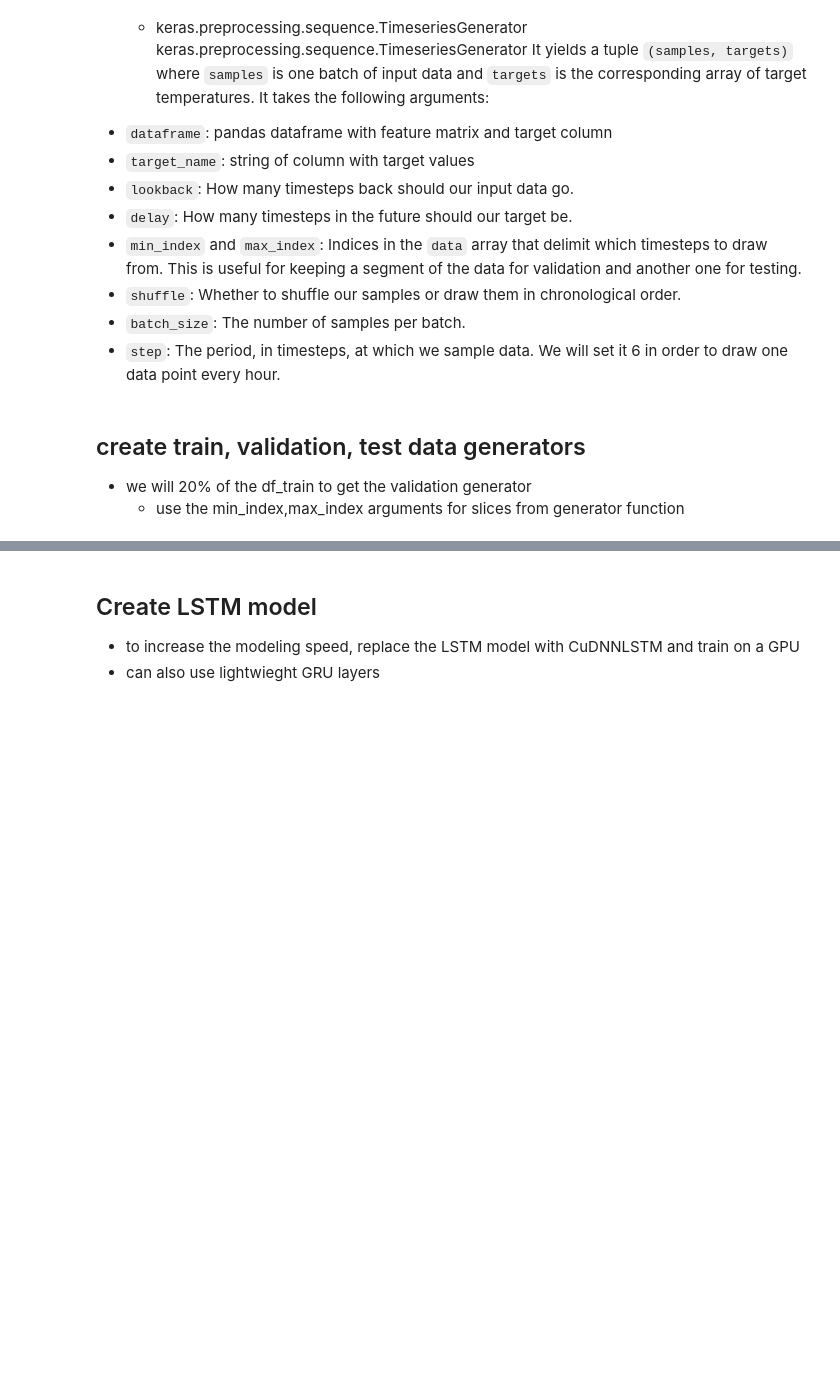
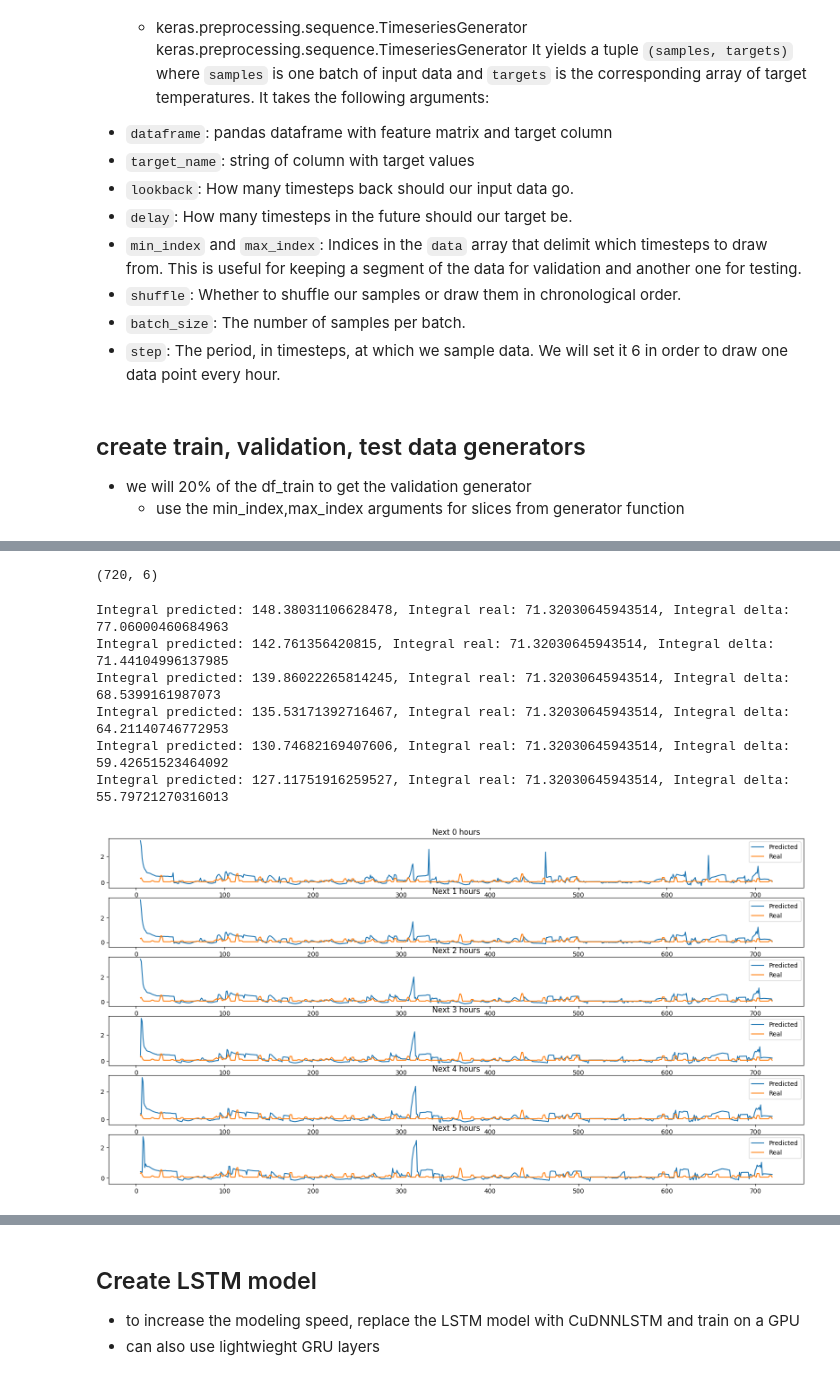
Before and after one commit to grinwi/smartboiler, a Jupyter notebook: src/smartboiler/lstm_example_with_multivariate_time_series 2.ipynb, the cells around one changed output, grey strips where cells are left out. Drawn from its saved outputs; the diff is of its cells as text; code cells hidden in the pictures; blank space fills up the shorter version.

```diff
--- a/src/smartboiler/lstm_example_with_multivariate_time_series 2.ipynb
+++ b/src/smartboiler/lstm_example_with_multivariate_time_series 2.ipynb
@@ -320,0 +407,40 @@ of the data for validation and another one for testing.
+# %%
+shifted_df = reshaped_df.copy()
+for i in range(0, 6):
+    shifted_df[i] = shifted_df[i].shift(i)
+# %%
+real_data_left_interval = end_train+ timedelta(hours=84)
+real_data_right_interval = real_data_left_interval + timedelta(days=30)
+real_data = dataHandler.get_data_for_prediction(real_data_left_interval, real_data_right_interval)
+# %%
+shifted_df.shape
+# %% [output]
+(720, 6)
+# %%
+shifted_df['truth'] = real_data['longtime_mean'].values
+# %%
+shifted_df.dropna(inplace=True)
+# %%
+
+# Display the new DataFrame
+import matplotlib.pyplot as plt
+# create a 6 sub plots
+ax, fig = plt.subplots(6,1, figsize=(20, 10))
+
+
+for x in range(0, 6):
+    fig[x].plot(shifted_df[x], label='Predicted')
+    fig[x].plot(shifted_df['truth'], label='Real')
+    integral_pred = np.trapz(shifted_df[x])
+    integral_real = np.trapz(shifted_df['truth'])
+    print(f"Integral predicted: {integral_pred}, Integral real: {integral_real}, Integral delta: {integral_pred-integral_real}")
+    fig[x].legend()
+    fig[x].set_title(f"Next {x} hours")
+# %% [output]
+Integral predicted: 148.38031106628478, Integral real: 71.32030645943514, Integral delta: 77.06000460684963
+Integral predicted: 142.761356420815, Integral real: 71.32030645943514, Integral delta: 71.44104996137985
+Integral predicted: 139.86022265814245, Integral real: 71.32030645943514, Integral delta: 68.5399161987073
+Integral predicted: 135.53171392716467, Integral real: 71.32030645943514, Integral delta: 64.21140746772953
+Integral predicted: 130.74682169407606, Integral real: 71.32030645943514, Integral delta: 59.42651523464092
+Integral predicted: 127.11751916259527, Integral real: 71.32030645943514, Integral delta: 55.79721270316013
+[figure, added]
```
Also changed, not shown: parts of 37 cells of this notebook, 2 other files.
